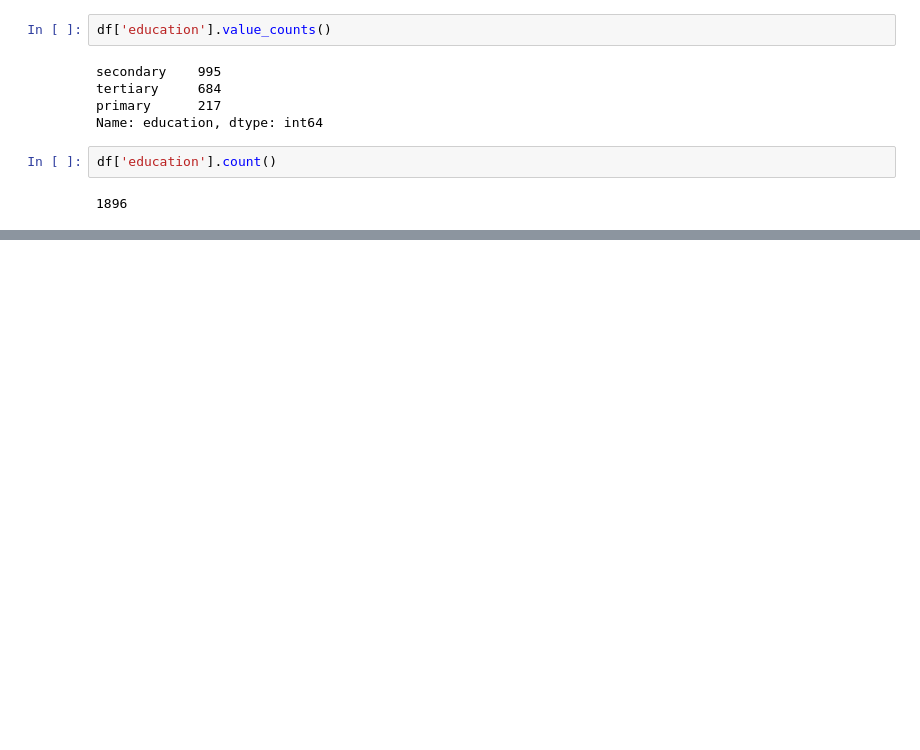
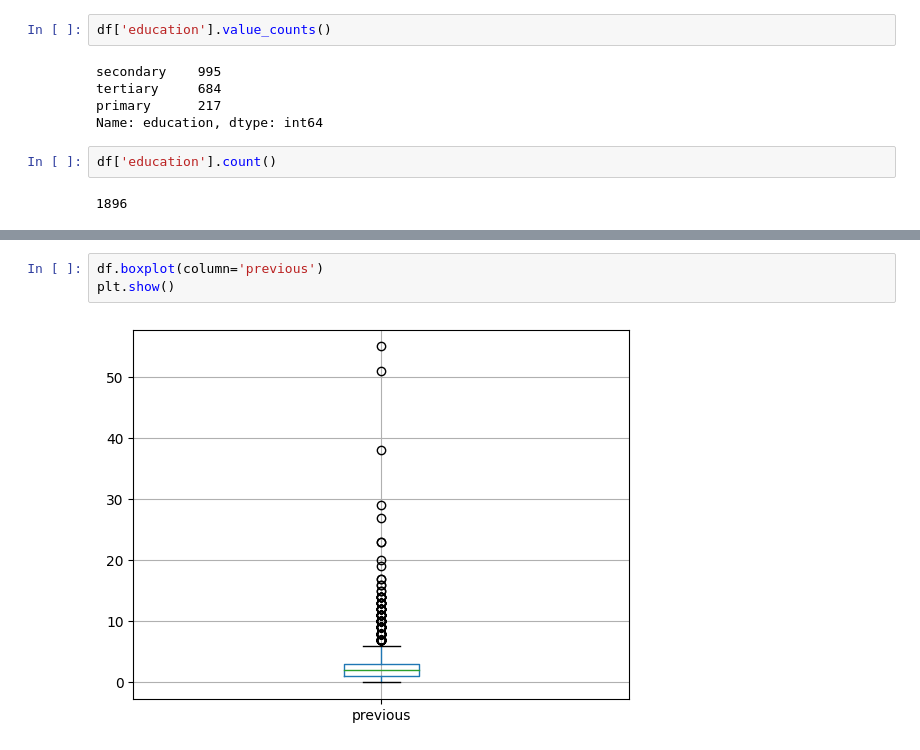
Before and after one commit to ishalazo/CS4168-DataMining-Labs, a Jupyter notebook: Lab1/lab1.ipynb, the cells around one changed output, grey strips where cells are left out. Saved outputs shown, nothing was run; the diff lists cells and outputs as text; blank space fills up the shorter version.

```diff
--- a/Lab1/lab1.ipynb
+++ b/Lab1/lab1.ipynb
@@ -93,0 +120,5 @@ df['education'].count()
+# %%
+df.boxplot(column='previous')
+plt.show()
+# %% [output]
+[figure, added]
```
Also changed, not shown: parts of 11 cells of this notebook.
